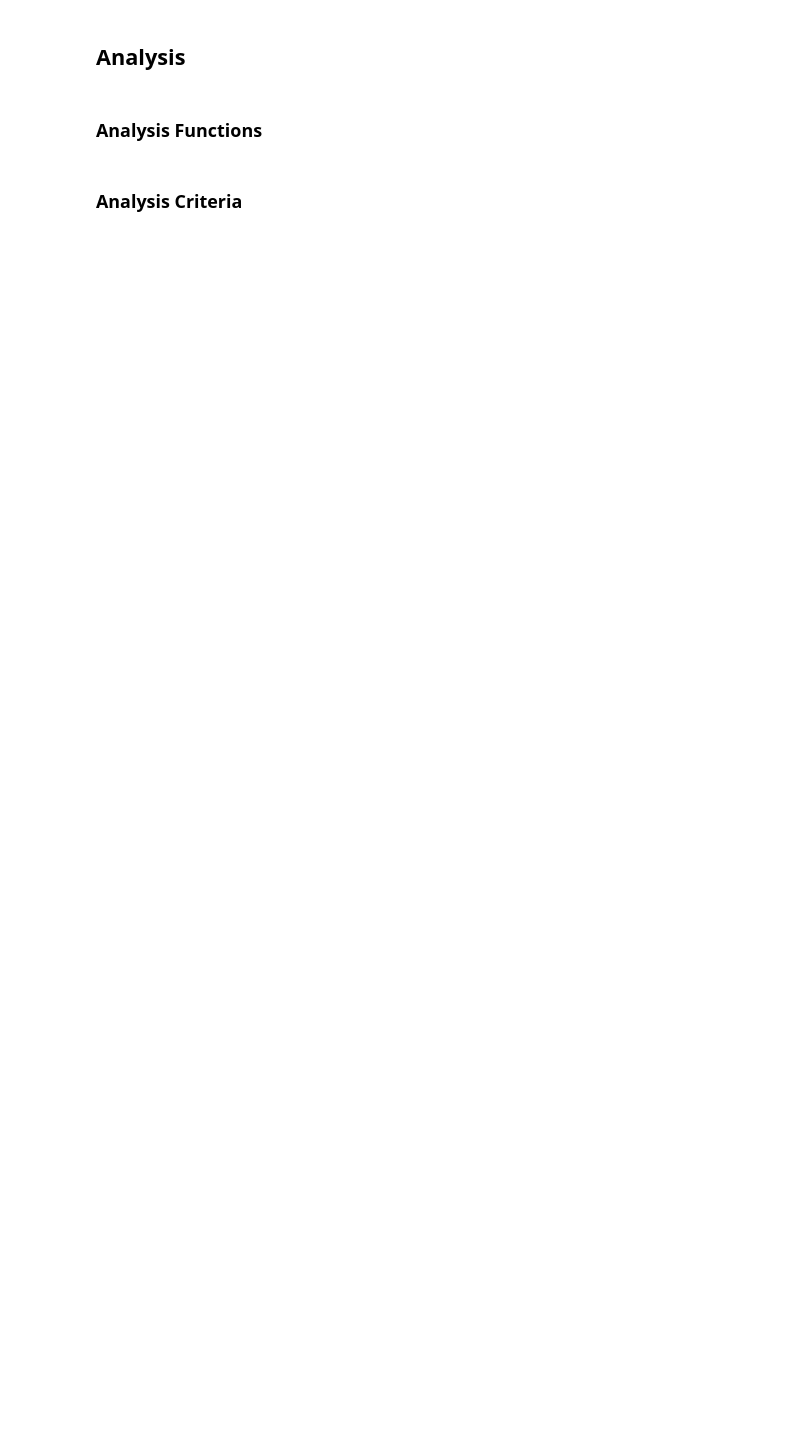
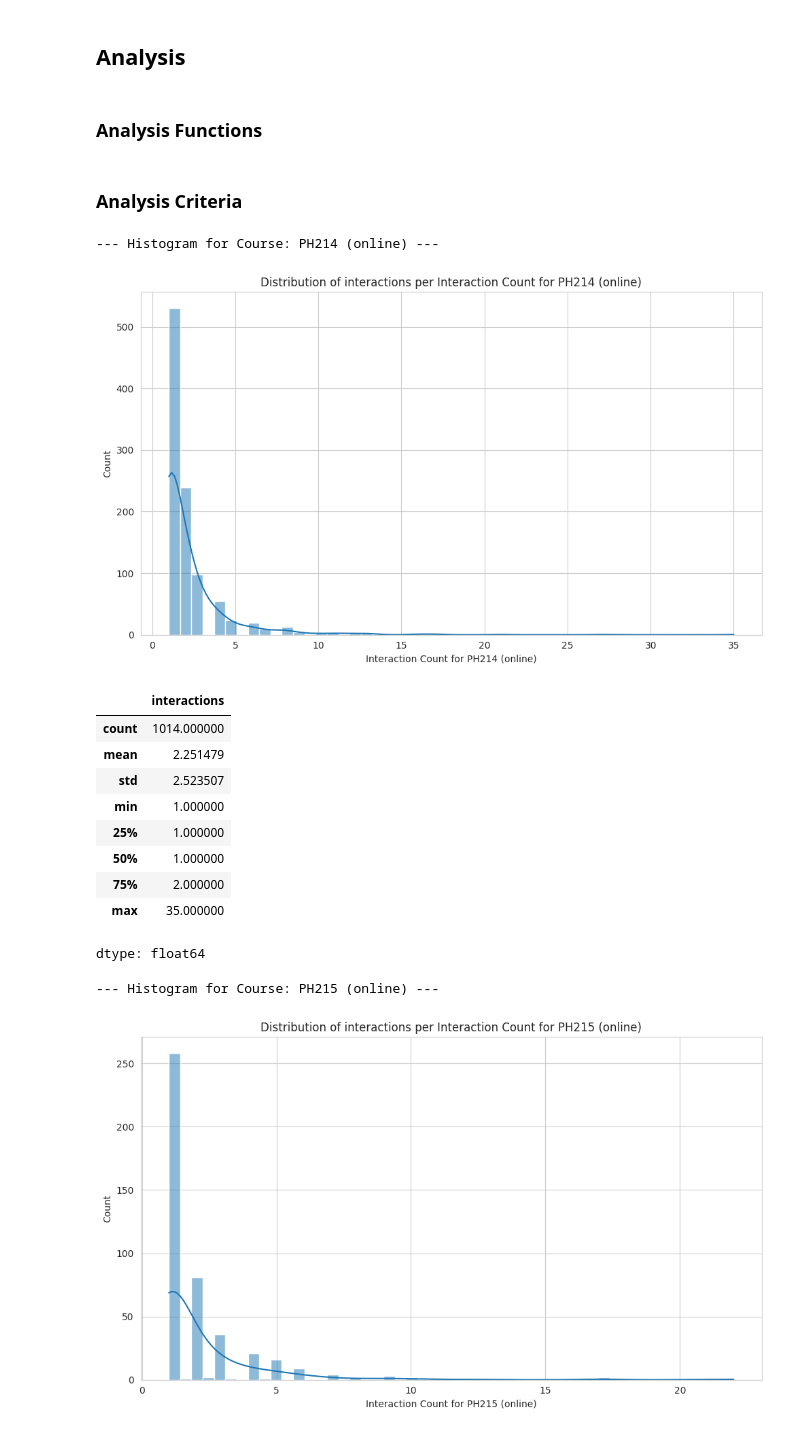
Before and after one commit to PeaceAndLongLife/Analysis-Colab, a Jupyter notebook: notebooks/Data_transcript_statistics.ipynb, the cells around one changed output. Drawn from its saved outputs; the diff is of its cells as text; code cells hidden in the pictures; blank space fills up the shorter version.

```diff
--- a/notebooks/Data_transcript_statistics.ipynb
+++ b/notebooks/Data_transcript_statistics.ipynb
@@ -125,4 +199,5 @@ display(combined_df.head())
 # %%
+# @title parse and explode trans
 from data_scrub import process_messages, parse_messages, explode_json_messages
 import pandas as pd
 import re
@@ -130,7 +205,7 @@ import re
 combined_df['all_messages'] = combined_df['all_messages'].apply(parse_messages)
 
 # Count message objects in 'all_messages' and add to 'interactions' column
-combined_df['interactions'] = combined_df['all_messages'].apply(len)
+combined_df['interactions'] = combined_df['all_messages'].apply(lambda x: len(x) / 2)
 
 combined_df = combined_df[combined_df['all_messages'].apply(lambda x: len(x) > 0)]
 
@@ -138,4 +213,4 @@ print("Combined DataFrame with split question columns and interactions:")
 # display(combined_df.head())
 unexploded_df = combined_df.copy()
 combined_df = explode_json_messages(combined_df)
-display(combined_df.head())
+display(unexploded_df.head())
@@ -150,8 +246,10 @@ if FilterConsented:
   combined_df = combined_df[combined_df['consent'] == True]
 # %%
 # @title Remove 216
-unexploded_df = unexploded_df[unexploded_df['Course'] != 'PH216']
-combined_df = combined_df[combined_df['Course'] != 'PH216']
+remove_216 = True # @param {"type":"boolean"}
+if remove_216:
+  unexploded_df = unexploded_df[unexploded_df['Course'] != 'PH216']
+  combined_df = combined_df[combined_df['Course'] != 'PH216']
 # %% [markdown]
 ### Analysis Functions
 # %%
@@ -245,15 +343,30 @@ def export_data_csv(df, output_df_name,folder_link):
 # %%
 # @title Histogram of all interactions {'run': 'auto', 'form-width': '20%'}
 
 # By default, not dropping any counts under a certain threshold
-drop_counts_under = 14 # @param {"type":"slider","min":0,"max":100,"step":1}
+drop_counts_under = 0 # @param {"type":"slider","min":0,"max":100,"step":1}
 
 # Get unique courses from the unexploded_df
 unique_courses = unexploded_df['Course'].unique()
 
 for course in unique_courses:
   print(f"\n--- Histogram for Course: {course} ---")
   # Filter the DataFrame for the current course
   df_course = unexploded_df[unexploded_df['Course'] == course]
   # Call the analyze_hist function to plot the distribution of interactions for the current course
   analyze_hist(df_course, drop_counts_under, 'interactions', f'Interaction Count for {course}')
+# %% [output]
+--- Histogram for Course: PH214 (online) ---
+[figure, added]
+|  | interactions |
+| count | 1014.000000 |
+| mean | 2.251479 |
+| std | 2.523507 |
+| min | 1.000000 |
+| 25% | 1.000000 |
+| 50% | 1.000000 |
+| 75% | 2.000000 |
+| max | 35.000000 |
+dtype: float64
+--- Histogram for Course: PH215 (online) ---
+[figure, added]
```
Also changed, not shown: parts of 21 cells of this notebook.
